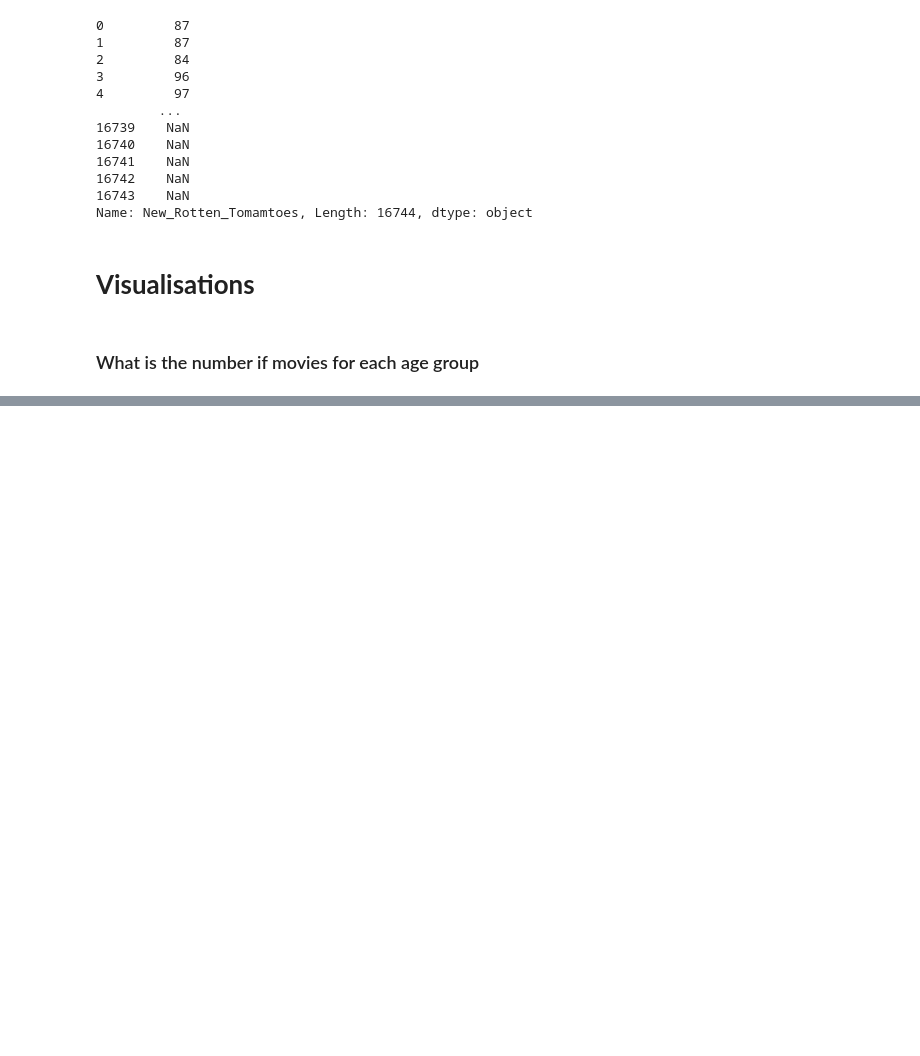
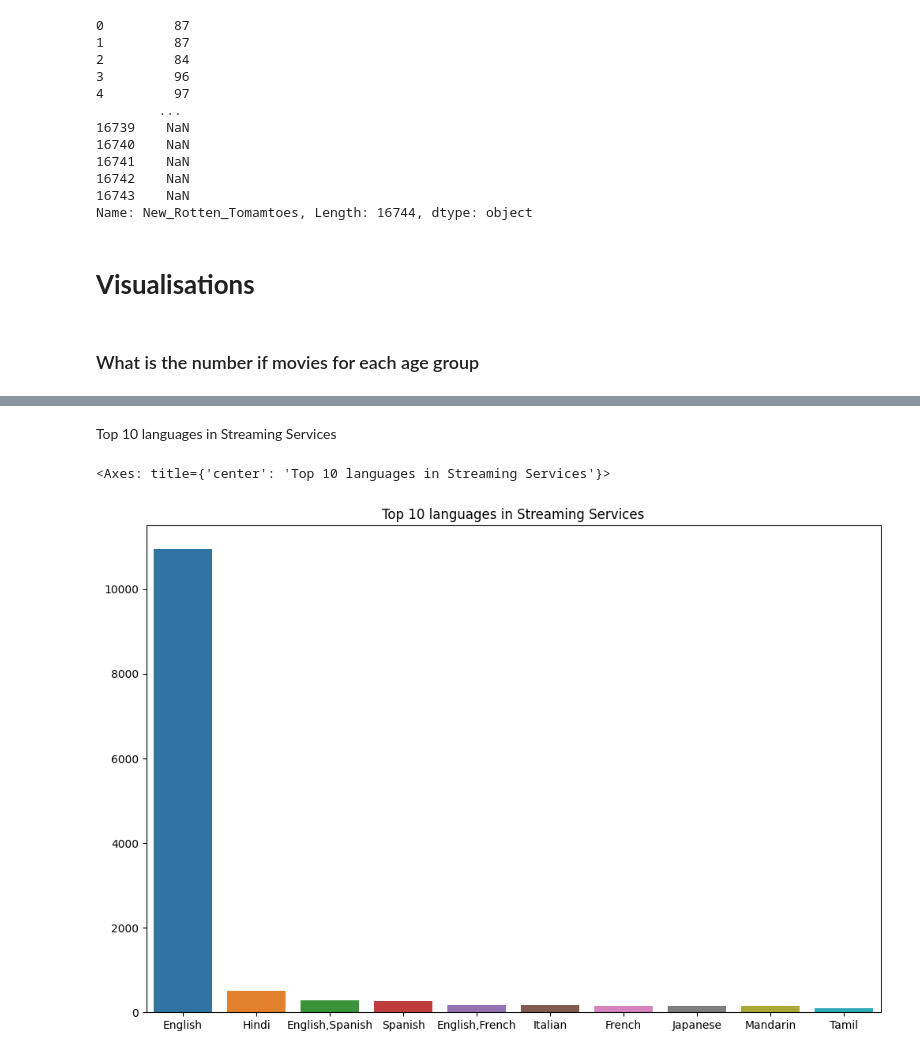
Before and after one commit to MhmdMango4/Analysis_Projects, a Jupyter notebook: Movie_Streams_Analysis.ipynb, the cells around one changed output, grey strips where cells are left out. Saved outputs shown, nothing was run; the diff lists cells and outputs as text; code cells hidden in the pictures; blank space fills up the shorter version.

```diff
--- a/Movie_Streams_Analysis.ipynb
+++ b/Movie_Streams_Analysis.ipynb
@@ -197,0 +206,2 @@ Successfully installed async-lru-2.0.3 babel-2.12.1 certifi-2023.5.7 charset-nor
+# %% [markdown]
+Top 10 languages in Streaming Services
@@ -197,0 +210,10 @@ Successfully installed async-lru-2.0.3 babel-2.12.1 certifi-2023.5.7 charset-nor
+# %%
+# counting and assigning the 10 top values to a variable
+languages = df.Language.value_counts().head(10)
+
+plt.figure(figsize=(12,8))
+plt.title('Top 10 languages in Streaming Services')
+sns.barplot(x=languages.index, y=languages.values)
+# %% [output]
+<Axes: title={'center': 'Top 10 languages in Streaming Services'}>
+[figure, added]
```
Also changed, not shown: parts of 35 cells of this notebook.
